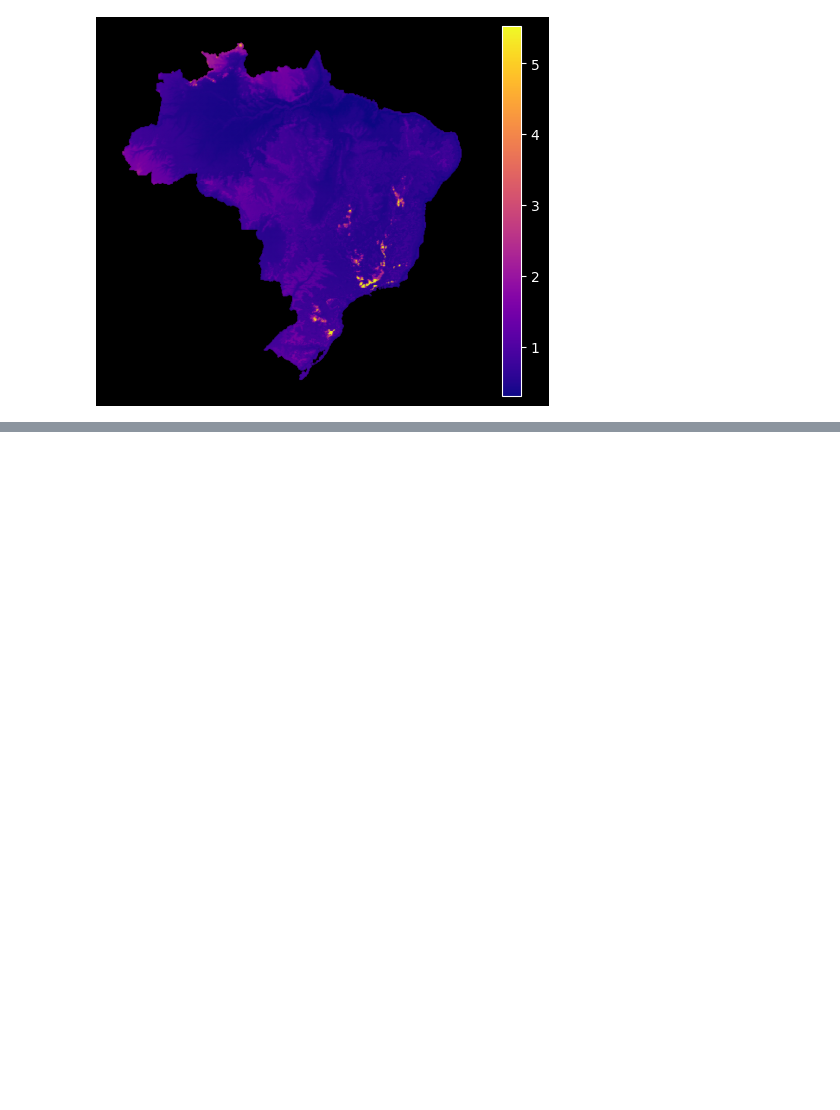
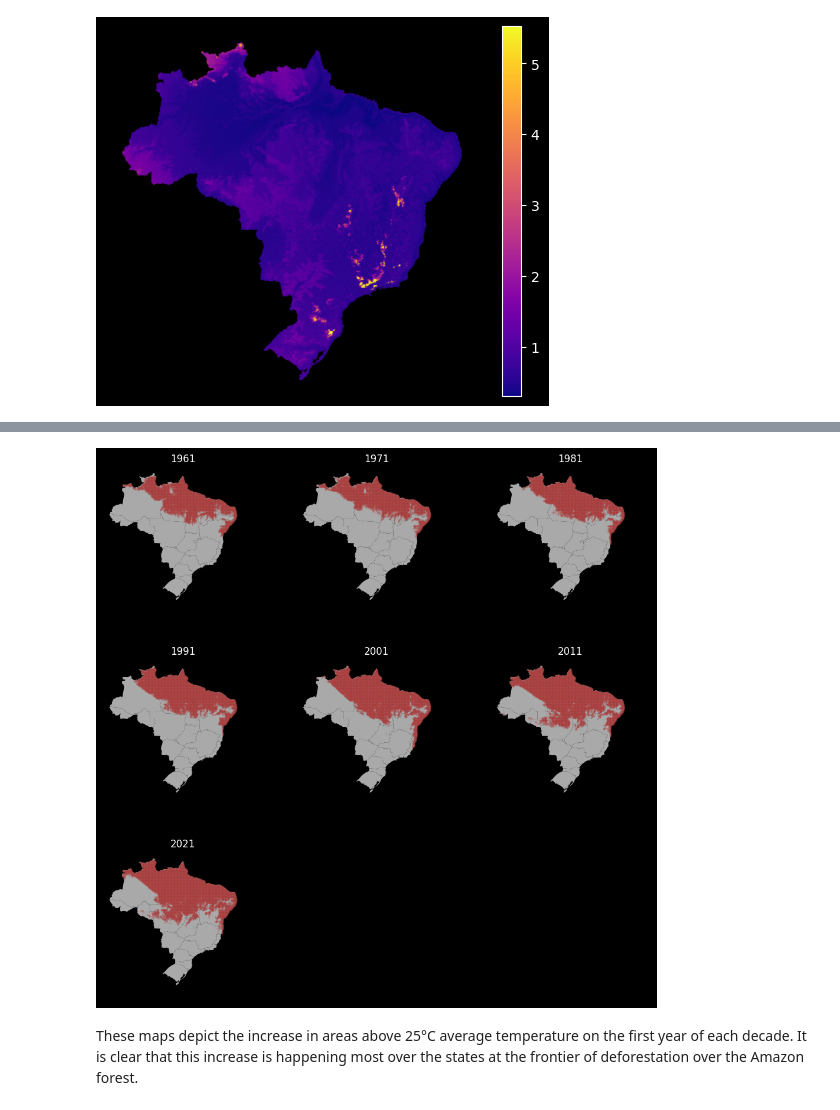
Before and after one commit to ggarciapato/temperatura, a Jupyter notebook: ipynb/explore.ipynb, the cells around one changed output, grey strips where cells are left out. Cells and saved outputs as stored; diff of their text form; code cells hidden in the pictures; blank space fills up the shorter version.

```diff
--- a/ipynb/explore.ipynb
+++ b/ipynb/explore.ipynb
@@ -238,0 +319,56 @@ years_pd.to_csv('data/yearly_estimates.csv', index=True)
+# %%
+#
+br_q = br.session.query(br.UF)
+brasil = gp.read_postgis(br_q.statement, br.connect, 'geometria')
+# %%
+
+plt.rcParams['figure.figsize'] = (12, 12)
+fig, axs = plt.subplots(nrows=3, ncols=3)
+
+for ax in axs.flat:
+    ax.set_axis_off()
+
+cols = [col for col in years_pd.columns if 'estimate' in col and col.endswith('1')]
+
+for ax, col in zip(axs.flat, cols):
+    df = years_pd[col]
+    df = df.reset_index()
+    gdf = gp.GeoDataFrame(
+        df,
+        geometry=gp.points_from_xy(
+            x=df.vl_longitude,
+            y=df.vl_latitude
+        )
+    )
+
+    gdf = gdf.query(f'{col} > 25')
+
+    ax.set_axis_on()
+
+    ax = brasil.plot(color='darkgrey', ax=ax)
+
+    ax = gdf.plot(
+        column=col,
+        color='#AA4040',
+        vmin=vmin,
+        vmax=vmax,
+        ax=ax,
+        legend=False,
+        markersize=.01
+    )
+
+    ax.axis('off')
+    ax.set_title(col.split('_')[-1])
+
+scalar_map = mpl.cm.ScalarMappable(
+    norm=colors.Normalize(vmin, vmax),
+    cmap=cmap
+)
+
+plt.savefig('out/percent_areas.png')
+# plt.close()
+# %% [output]
+[figure, added]
+# %% [markdown]
+These maps depict the increase in areas above 25°C average temperature on the first year of each decade.
+It is clear that this increase is happening most over the states at the frontier of deforestation over the Amazon forest.
```
Also changed, not shown: parts of 11 cells of this notebook, 4 other files.
